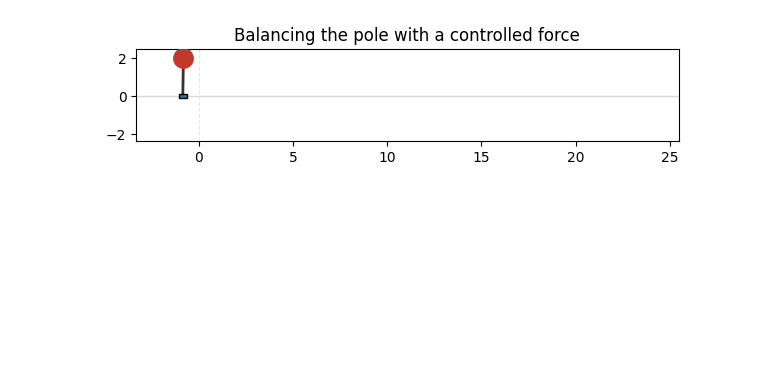
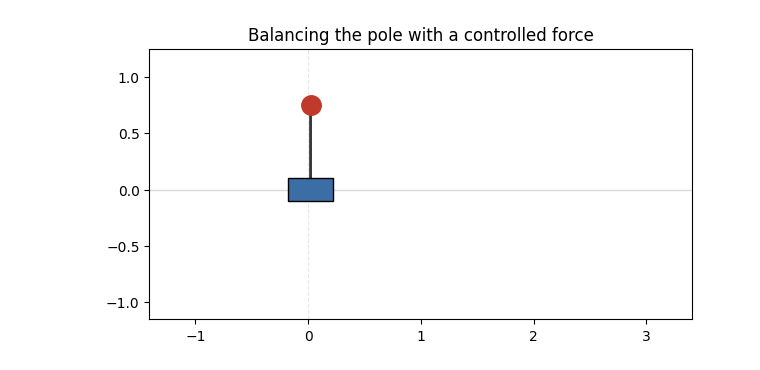
Before and after one commit to PremYaragarla/Inverted-Pendulum, a Jupyter notebook: cartPoleControl_LQR.ipynb, the cells around one changed output. Saved outputs shown, nothing was run; the diff lists cells and outputs as text; code cells hidden in the pictures; blank space fills up the shorter version.

```diff
--- a/cartPoleControl_LQR.ipynb
+++ b/cartPoleControl_LQR.ipynb
@@ -11,7 +11,7 @@ import matplotlib.animation as animation
 m = 1.0
 M = 5.0
 g = 9.81
-L = 2.0
+L = 0.75
 F_MAX = 20.0
 
 #Solving for gain matrix for LQR by hand
@@ -22,7 +22,7 @@ A = np.array([[0, 1, 0, 0],
 
 B = np.array([0, 1/M, 0, 1/(M*L)]).reshape(-1, 1)
 
-Q = np.diag([0.1, 0.1, 50, 400])
+Q = np.diag([0.1, 1, 50, 400])
 
 R = np.array([[1/F_MAX**2]])
 
@@ -30,15 +30,13 @@ P = solve_continuous_are(A, B, Q, R)
 K = np.linalg.inv(R) @ B.T @ P
 K = K.flatten()
 # %%
-kx = 0.3
-
 def lqr_controller(t, state):
     error = state - np.array([0, 0, np.pi, 0])  # Desired state is [x=0, x_dot=0, theta=pi, theta_dot=0]
     error[2] = (error[2] + np.pi) % (2 * np.pi) - np.pi  # Wrap error to [-pi, pi]
-    if abs(error[2]) > np.radians(15) and abs(state[3]) < np.radians(100):  # If the angle error is large and angular velocity is small
-        F_swing = -F_MAX * np.sign(state[3] * np.cos(state[2]))  # Apply a small force to reduce the angle error
-        F_center = -kx * state[0]
-        F = F_swing + F_center
+    if abs(error[2]) > np.radians(45) and abs(state[3]) < np.radians(120):  # If the angle error is large and angular velocity is small
+        F = -F_MAX * np.sign(state[3] * np.cos(state[2]))  # Apply a small force to reduce the angle error
+        if np.sign(F) == np.sign(state[0]):
+            F = F * 0.2  # Reduce the force if the cart is moving in the same direction as the position error
     else:
         F = -K @ error
     F = np.clip(F, -F_MAX, F_MAX)
@@ -54,7 +52,7 @@ def derivatives(t, state):
     theta_ddot = (-(M + m)*g*s - F*c - m*L*s*c*theta_dot**2) / (L * denom)
     return [x_dot, x_ddot, theta_dot, theta_ddot]
 # %%
-theta0 = np.radians(10)
+theta0 = np.radians(0.1)
 theta_dot0 = np.radians(0)
 x0 = 0.0
 x_dot0 = 0.0
@@ -65,7 +63,7 @@ t_end = 20
 fps = 50
 t_eval = np.linspace(0, t_end, t_end*fps)
 
-sol = solve_ivp(derivatives, [0, t_end], state0, t_eval=t_eval, rtol=1e-9, atol=1e-9)
+sol = solve_ivp(derivatives, [0, t_end], state0, t_eval=t_eval, rtol=1e-6, atol=1e-6)
 x, x_dot, theta, theta_dot = sol.y
 t = sol.t
 
@@ -81,7 +79,7 @@ plt.ylabel('X (m)')
 plt.legend()
 plt.show()
 
-plt.plot(t, np.degrees(theta_dot), label='X (m)')
+plt.plot(t, np.degrees(theta_dot), label='Theta Dot (deg/s)')
 plt.xlabel('Time (s)')
 plt.ylabel('Angular Velocity (deg/s)')
 plt.legend()
@@ -93,32 +91,34 @@ plt.show()
 # %%
 bob_x = x + L * np.sin(theta)
 bob_y = -L * np.cos(theta)
 
 fig, ax = plt.subplots(figsize=(7, 4.5))
 ax.set_xlim(x.min() - L - 0.4, x.max() + L + 0.4)
 ax.set_ylim(-L - 0.4, L + 0.5)
 ax.set_aspect('equal')
 ax.axhline(0, color='0.85', lw=1)
 ax.axvline(0, color='0.9', lw=0.8, ls='--')      # cart target position
 ax.set_title("Balancing the pole with a controlled force")
 
 cart_w, cart_h = 0.4, 0.2
 cart = plt.Rectangle((0, -cart_h/2), cart_w, cart_h, fc='#3b6ea5', ec='k', zorder=3)
 ax.add_patch(cart)
 rod,   = ax.plot([], [], '-', color='#333', lw=2, zorder=2)
 bob,   = ax.plot([], [], 'o', color='#c0392b', ms=14, zorder=4)
 
 def animate(i):
     cx = x[i]
     cart.set_xy((cx - cart_w/2, -cart_h/2))
     rod.set_data([cx, bob_x[i]], [0, bob_y[i]])
     bob.set_data([bob_x[i]], [bob_y[i]])
     scale = 0.06
     return cart, rod, bob
 
 ani = animation.FuncAnimation(fig, animate, frames=len(t_eval),
                               interval=1000/fps, blit=True)
 
-ani.save("cart_pole_control_LQR.gif", writer=animation.FFMpegWriter(fps=fps))
+writer = animation.FFMpegWriter(fps=fps, codec='libx264',
+                                extra_args=['-preset', 'ultrafast', '-pix_fmt', 'yuv420p'])
+ani.save("cart_single_pendulum.gif", writer=writer, dpi=80)
 # %% [output]
-[figure, old version]
+[figure, new version]
```
Also changed, not shown: parts of 1 cell of this notebook.
